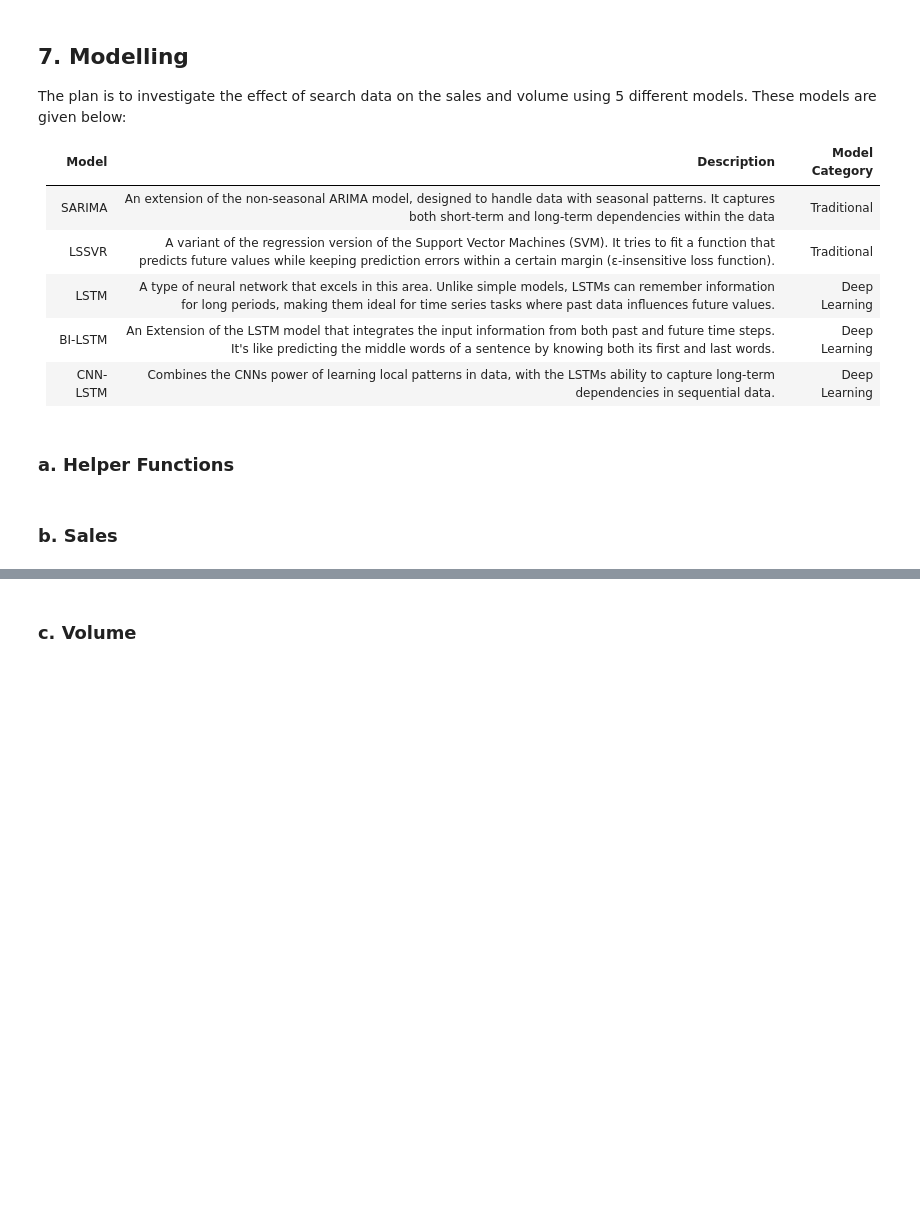
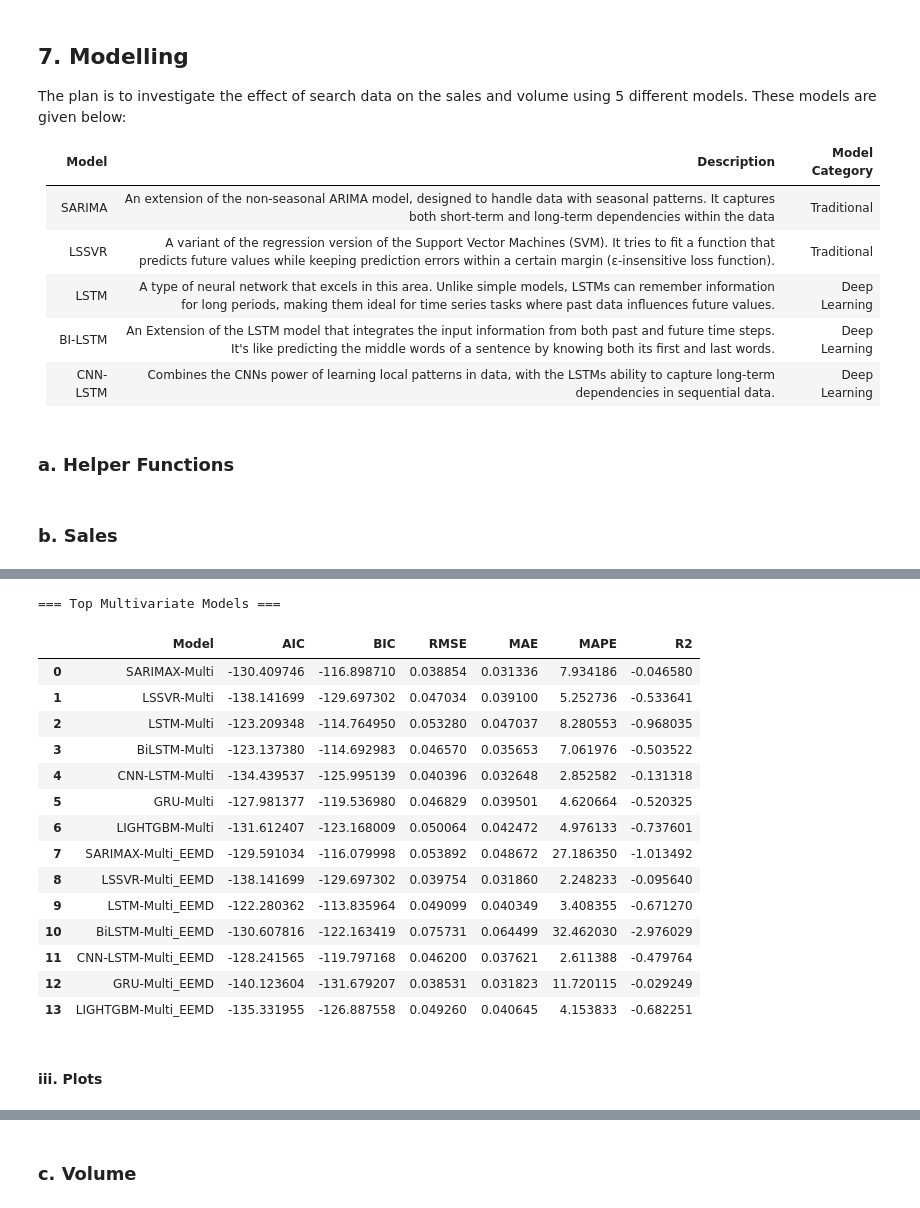
Before and after one commit to MahlatsiM/HonoursResearch, a Jupyter notebook: Cars_Model_Building.ipynb, the cells around one changed output, grey strips where cells are left out. Cells and saved outputs as stored; diff of their text form; code cells hidden in the pictures; blank space fills up the shorter version.

```diff
--- a/Cars_Model_Building.ipynb
+++ b/Cars_Model_Building.ipynb
@@ -906,0 +1220,22 @@ fig_uni.show()
+# %%
+print("\n=== Top Multivariate Models ===")
+df_results_multi
+# %% [output]
+=== Top Multivariate Models ===
+|  | Model | AIC | BIC | RMSE | MAE | MAPE | R2 |
+| 0 | SARIMAX-Multi | -130.409746 | -116.898710 | 0.038854 | 0.031336 | 7.934186 | -0.046580 |
+| 1 | LSSVR-Multi | -138.141699 | -129.697302 | 0.047034 | 0.039100 | 5.252736 | -0.533641 |
+| 2 | LSTM-Multi | -123.209348 | -114.764950 | 0.053280 | 0.047037 | 8.280553 | -0.968035 |
+| 3 | BiLSTM-Multi | -123.137380 | -114.692983 | 0.046570 | 0.035653 | 7.061976 | -0.503522 |
+| 4 | CNN-LSTM-Multi | -134.439537 | -125.995139 | 0.040396 | 0.032648 | 2.852582 | -0.131318 |
+| 5 | GRU-Multi | -127.981377 | -119.536980 | 0.046829 | 0.039501 | 4.620664 | -0.520325 |
+| 6 | LIGHTGBM-Multi | -131.612407 | -123.168009 | 0.050064 | 0.042472 | 4.976133 | -0.737601 |
+| 7 | SARIMAX-Multi_EEMD | -129.591034 | -116.079998 | 0.053892 | 0.048672 | 27.186350 | -1.013492 |
+| 8 | LSSVR-Multi_EEMD | -138.141699 | -129.697302 | 0.039754 | 0.031860 | 2.248233 | -0.095640 |
+| 9 | LSTM-Multi_EEMD | -122.280362 | -113.835964 | 0.049099 | 0.040349 | 3.408355 | -0.671270 |
+| 10 | BiLSTM-Multi_EEMD | -130.607816 | -122.163419 | 0.075731 | 0.064499 | 32.462030 | -2.976029 |
+| 11 | CNN-LSTM-Multi_EEMD | -128.241565 | -119.797168 | 0.046200 | 0.037621 | 2.611388 | -0.479764 |
+| 12 | GRU-Multi_EEMD | -140.123604 | -131.679207 | 0.038531 | 0.031823 | 11.720115 | -0.029249 |
+| 13 | LIGHTGBM-Multi_EEMD | -135.331955 | -126.887558 | 0.049260 | 0.040645 | 4.153833 | -0.682251 |
+# %% [markdown]
+#### iii. Plots
```
Also changed, not shown: parts of 20 cells of this notebook.
